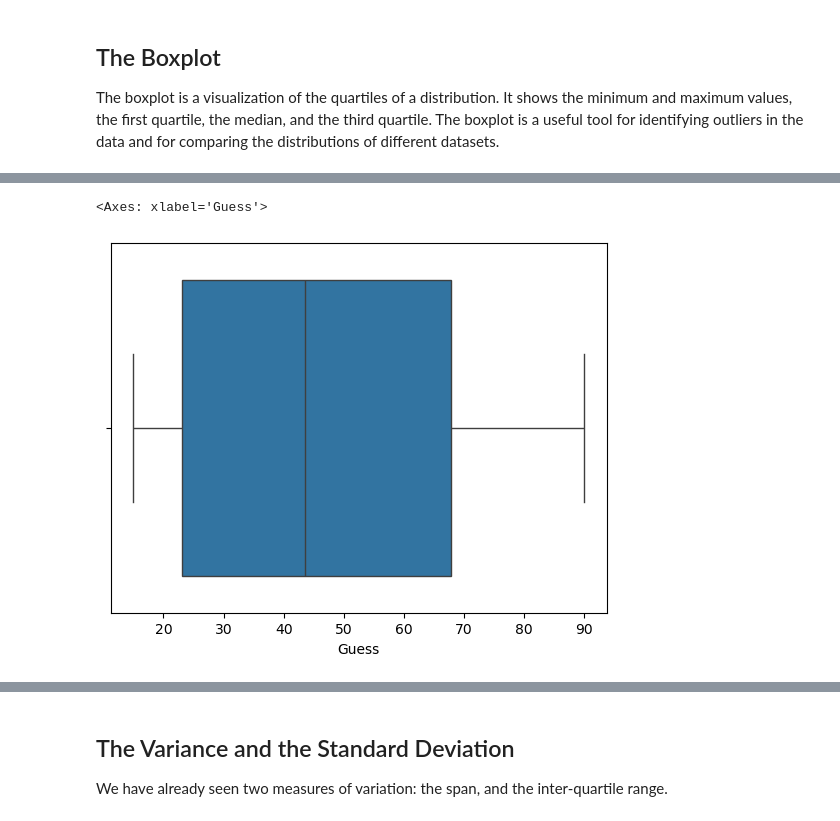
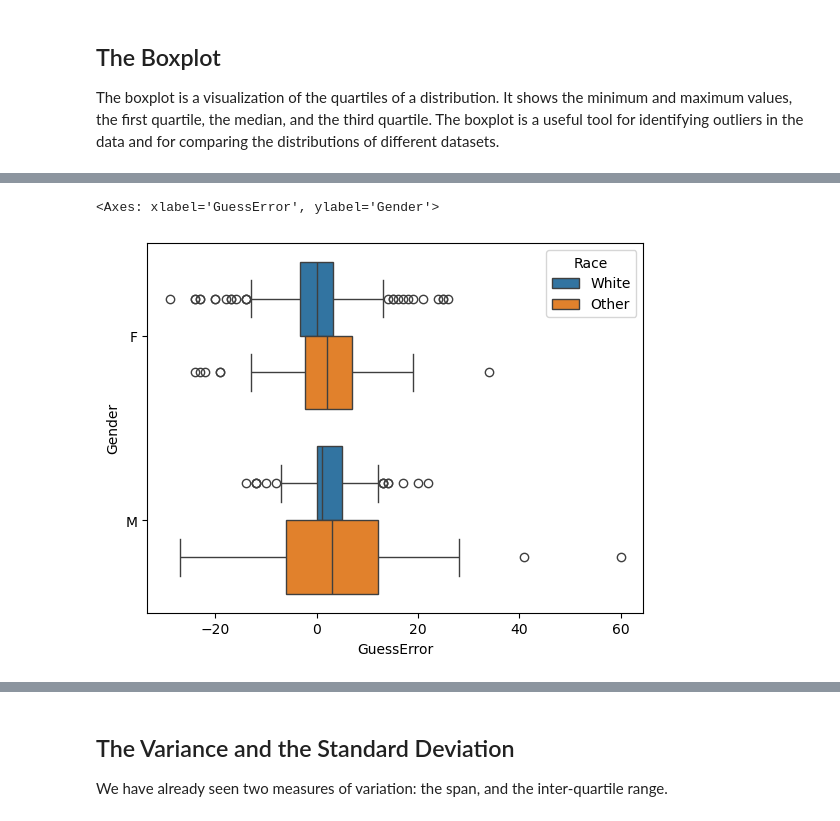
Before and after one commit to febse/stat2024, a Jupyter notebook: 02-Descriptive-Statistics.ipynb, the cells around one changed output, grey strips where cells are left out. Cells and saved outputs as stored; diff of their text form; code cells hidden in the pictures.

```diff
--- a/02-Descriptive-Statistics.ipynb
+++ b/02-Descriptive-Statistics.ipynb
@@ -150,5 +157,5 @@ The boxplot is a visualization of the quartiles of a distribution. It shows the
 # %%
-sns.boxplot(data=dt, x="Guess")
+sns.boxplot(data=dt, x="GuessError", y="Gender", hue="Race")
 # %% [output]
-<Axes: xlabel='Guess'>
+<Axes: xlabel='GuessError', ylabel='Gender'>
-[figure, old version]
+[figure, new version]
```
Also changed, not shown: parts of 7 cells of this notebook, 5 other files.
